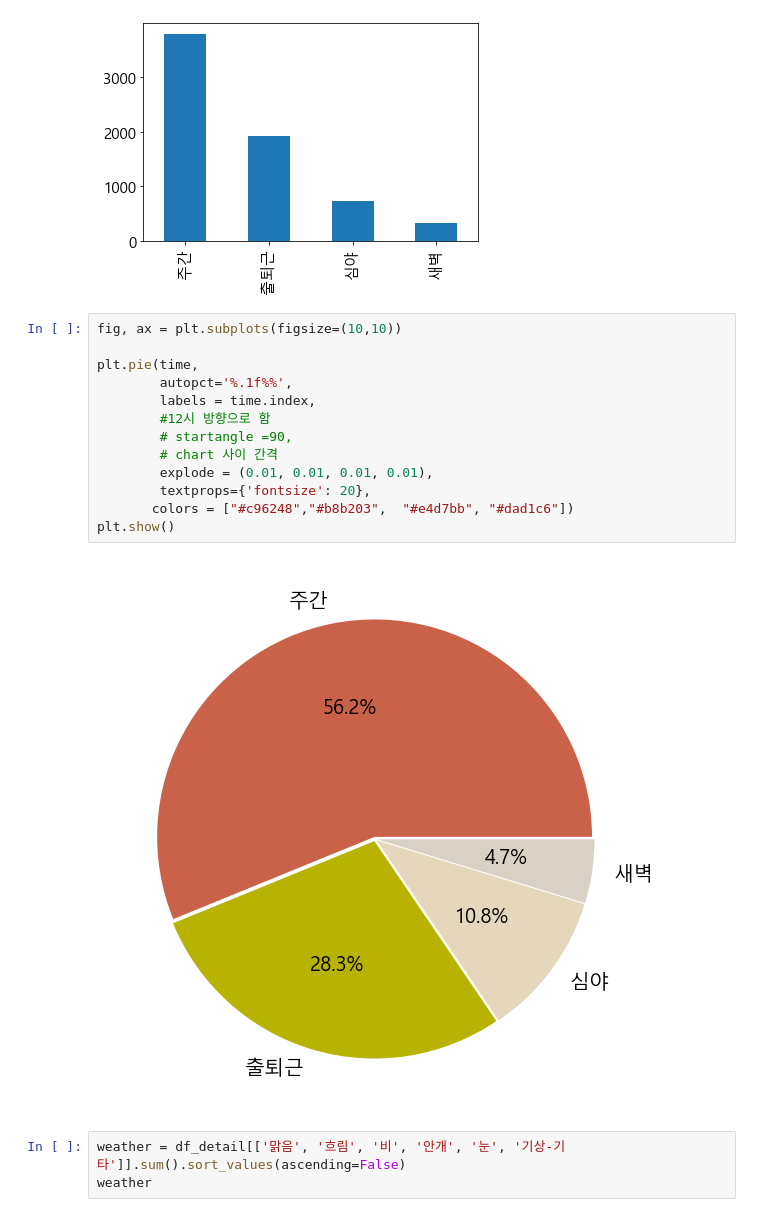
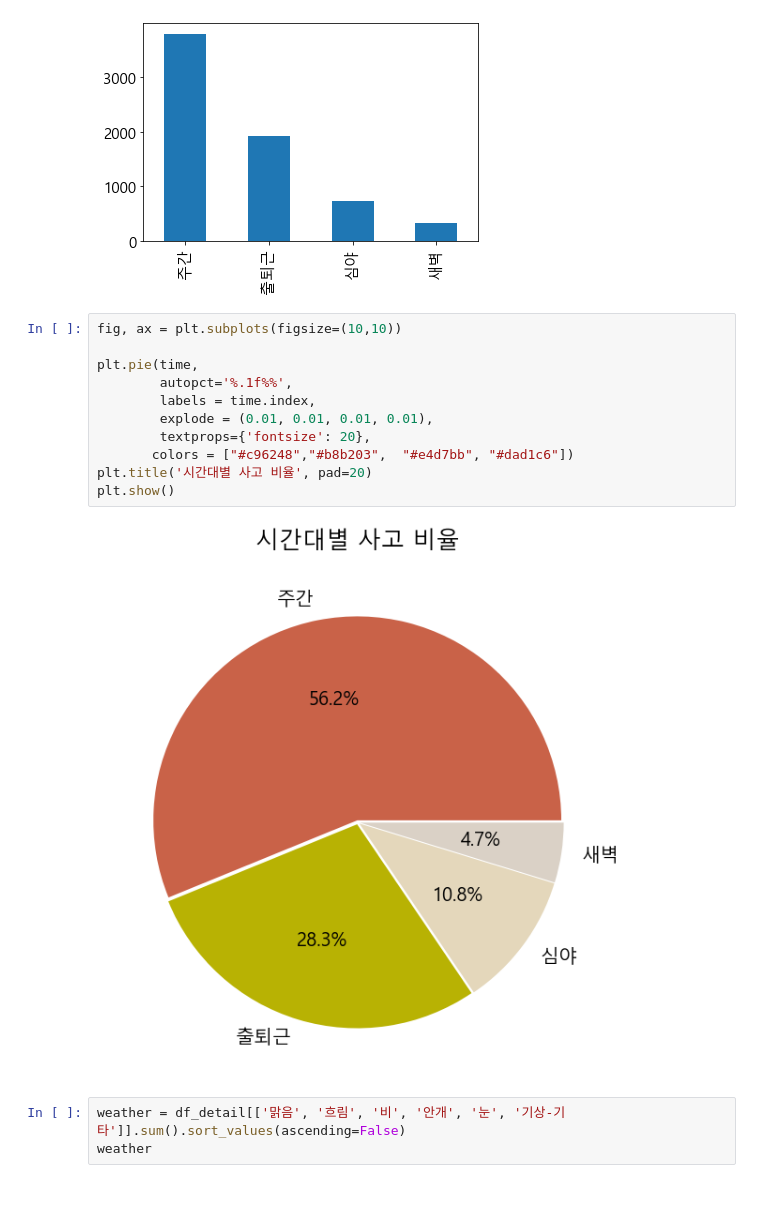
Before and after one commit to chestnut1717/BicycleAccident, a Jupyter notebook: bicycle_flow.ipynb, the cells around one changed output. Saved outputs shown, nothing was run; the diff lists cells and outputs as text.

```diff
--- a/bicycle_flow.ipynb
+++ b/bicycle_flow.ipynb
@@ -1176,18 +1177,16 @@ time.plot(kind='bar')
 # %%
 fig, ax = plt.subplots(figsize=(10,10))
 
 plt.pie(time,
         autopct='%.1f%%',
         labels = time.index,
-        #12시 방향으로 함
-        # startangle =90,
-        # chart 사이 간격
         explode = (0.01, 0.01, 0.01, 0.01),
         textprops={'fontsize': 20},
        colors = ["#c96248","#b8b203",  "#e4d7bb", "#dad1c6"])
+plt.title('시간대별 사고 비율', pad=20)
 plt.show()
 # %% [output]
-[figure, old version]
+[figure, new version]
 # %%
 weather = df_detail[['맑음', '흐림', '비', '안개', '눈', '기상-기타']].sum().sort_values(ascending=False)
 weather
```
Also changed, not shown: parts of 4 cells of this notebook.
